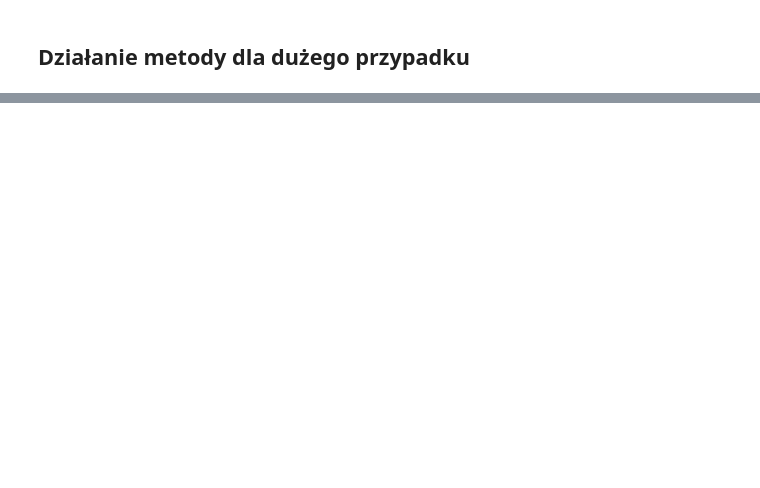
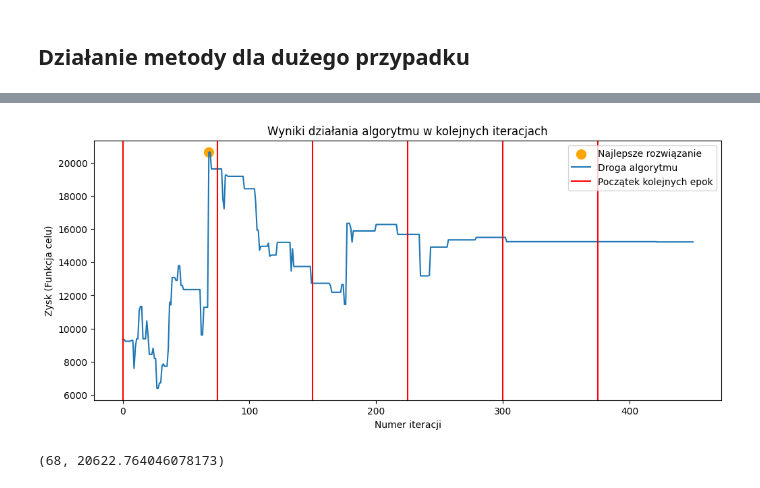
Before and after one commit to Twomasz/SimulatedAnnealing, a Jupyter notebook: report.ipynb, the cells around one changed output, grey strips where cells are left out. Cells and saved outputs as stored; diff of their text form; code cells hidden in the pictures; blank space fills up the shorter version.

```diff
--- a/report.ipynb
+++ b/report.ipynb
@@ -134,0 +206,2 @@ print_selected_items(chosen_items)
+# %%
+const_iters = IterationsFunction(75, 75, 6, version='constant')
@@ -134,0 +215,8 @@ print_selected_items(chosen_items)
+# %%
+best_result, chosen_items, way_of_algorithm = SimulatedAnnealing(medium_company, medium_warehouse.stored_items, arith_temps, const_iters)
+
+plot_algorithm(way_of_algorithm, best_result, const_iters)
+print(best_result)
+# %% [output]
+[figure, added]
+(68, 20622.764046078173)
```
Also changed, not shown: parts of 36 cells of this notebook, 2 other files.
